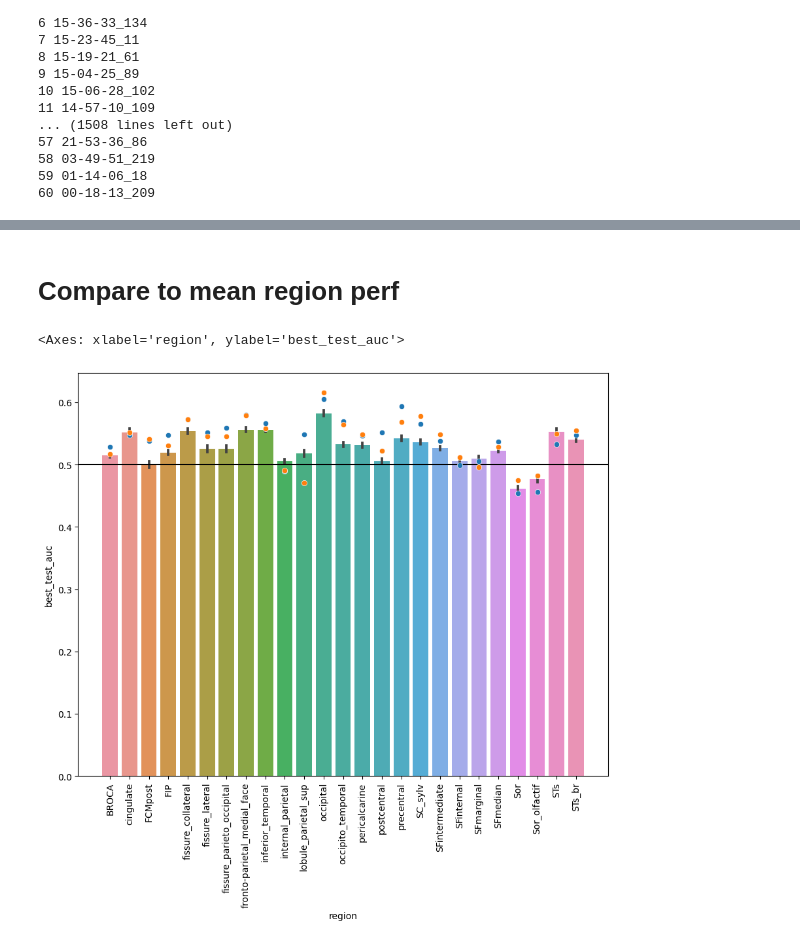
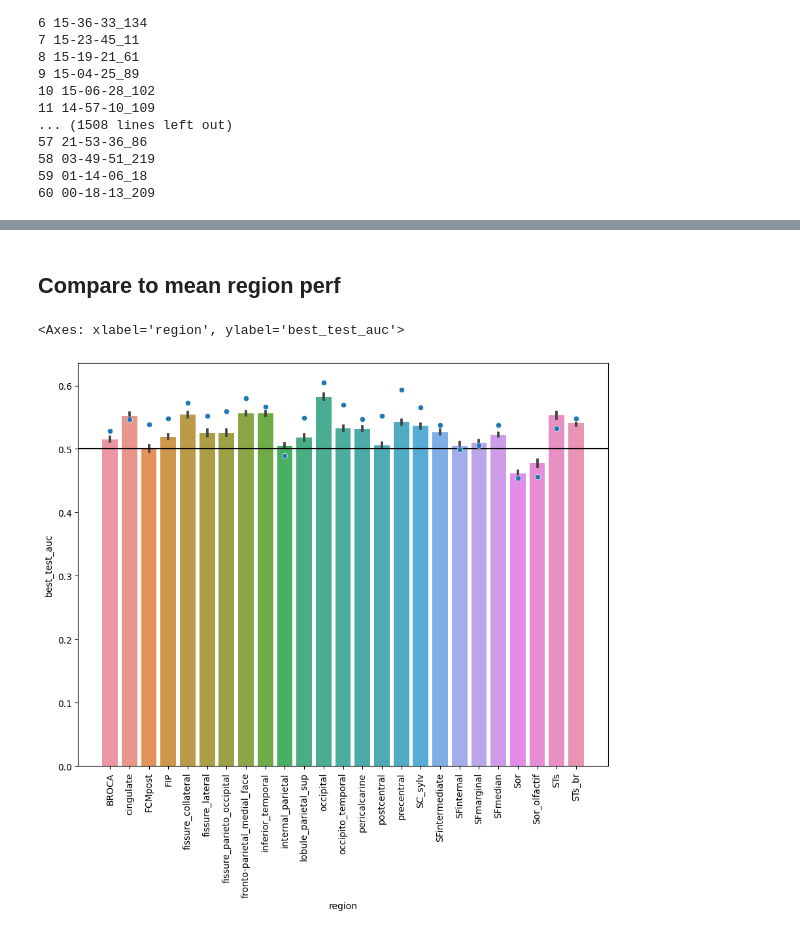
Before and after one commit to neurospin-projects/2023_agaudin_jchavas_folding_supervised, a Jupyter notebook: contrastive/notebooks/wandb_grid_searches/step3/ensemble_models.ipynb, the cells around one changed output, grey strips where cells are left out. Cells and saved outputs as stored; diff of their text form; code cells hidden in the pictures.

```diff
--- a/contrastive/notebooks/wandb_grid_searches/step3/ensemble_models.ipynb
+++ b/contrastive/notebooks/wandb_grid_searches/step3/ensemble_models.ipynb
@@ -296,7 +322,7 @@ lobule_parietal_sup
 | STs | 0.609898 | 0.619506 | 0.63659 | 0.654865 | 0.53277 | ... |
 | STs_br | 0.647443 | 0.677142 | 0.635343 | 0.644397 | 0.54772 | ... |
 # %% [markdown]
-# Compare to mean region perf
+## Compare to mean region perf
 # %%
 def get_model_region(model_path):
     region = model_path.split('/')[-3]
@@ -305,32 +331,32 @@ def get_model_region(model_path):
 def preprocess_bdd(bdd):
     bdd['min_best_auc'] = bdd[['best_train_auc', 'best_val_auc', 'best_test_intra_auc', 'best_test_auc']].apply(min, axis=1)
     bdd['min_final_auc'] = bdd[['train_auc', 'val_auc', 'test_intra_auc', 'test_auc']].apply(min, axis=1)
     bdd['min_best_intra'] = bdd[['best_train_auc', 'best_val_auc', 'best_test_intra_auc']].apply(min, axis=1)
 
     # get the region short name
     bdd['region'] = bdd.model_path.map(get_model_region)
 
 
 
 bdd = pd.read_csv("/neurospin/dico/agaudin/Runs/09_new_repo/Output/grid_searches/bdd_step2.csv", index_col=0)
 preprocess_bdd(bdd)
 bdd = bdd.sort_values(by='region', key=lambda col: col.str.lower())
 bdd = bdd.dropna()
 
 
 plt.figure(figsize=(23,8))
 
 plt.subplot(1,2,1)
 sns.barplot(bdd, x='region', y='best_test_auc', errorbar='se')
 plt.xticks(rotation=90)
 plt.axhline(0.5, c='black')
 # add median
 medians = []
 for region in bdd.region.unique():
     # print(region) # check if regions are in the same order
     medians.append(bdd[bdd.region == region].best_test_auc.median())
 sns.scatterplot(x=bdd.region.unique(), y=auc_df.best_test_mean_auc, zorder=25, markers='s')
-sns.scatterplot(x=bdd.region.unique(), y=auc_df.best_test_median_auc, zorder=25)
+#sns.scatterplot(x=bdd.region.unique(), y=auc_df.best_test_median_auc, zorder=25)
 # %% [output]
 <Axes: xlabel='region', ylabel='best_test_auc'>
-[figure, old version]
+[figure, new version]
```
Also changed, not shown: parts of 12 cells of this notebook, 2 other files.
